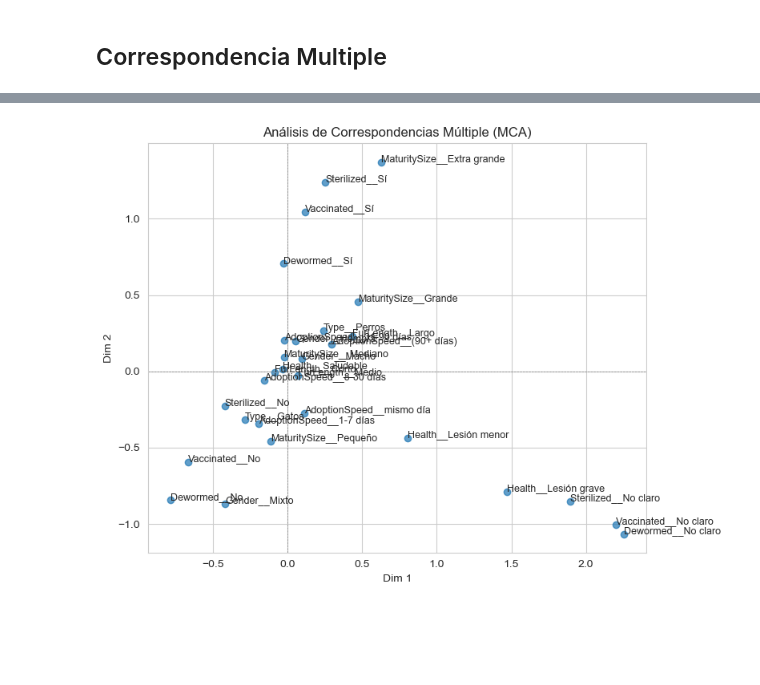
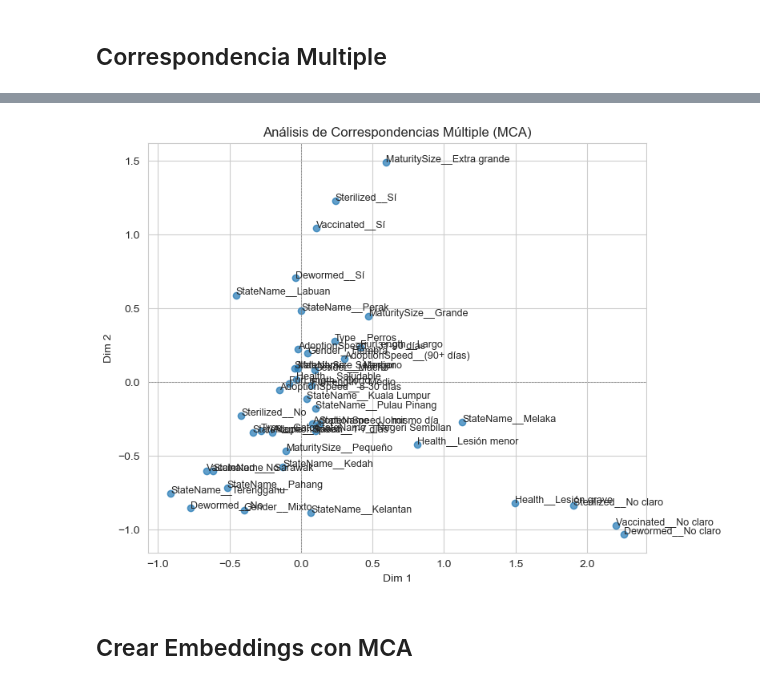
Before and after one commit to ctalamilla/austral-mcd-ldi2, a Jupyter notebook: TP_Grupo7_LDI2.ipynb, the cells around one changed output, grey strips where cells are left out. Cells and saved outputs as stored; diff of their text form; code cells hidden in the pictures; blank space fills up the shorter version.

```diff
--- a/TP_Grupo7_LDI2.ipynb
+++ b/TP_Grupo7_LDI2.ipynb
@@ -756,7 +758,7 @@ import prince
 # Variables categóricas
 cat_cols = [
     'Type', 'Gender', 'MaturitySize', 'FurLength',
-    'Vaccinated', 'Dewormed', 'Sterilized', 'Health',
+    'Vaccinated', 'Dewormed', 'Sterilized', 'Health', 'StateName',
     'AdoptionSpeed'
 ]
 
@@ -769,31 +771,33 @@ for col in df_mca.columns:
 mca = prince.MCA(
     n_components=2,
     n_iter=5,
     copy=True,
     check_input=True,
     engine='sklearn',  # <-- CORREGIDO
     random_state=42
 )
 
 mca = mca.fit(df_mca)
 
 # Coordenadas de las categorías
 coords = mca.column_coordinates(df_mca)
 
 # Visualización
 plt.figure(figsize=(8, 6))
 plt.scatter(coords[0], coords[1], alpha=0.7)
 
 for i, label in enumerate(coords.index):
     plt.text(coords.iloc[i, 0], coords.iloc[i, 1], label, fontsize=9)
 
 plt.title('Análisis de Correspondencias Múltiple (MCA)')
 plt.xlabel('Dim 1')
 plt.ylabel('Dim 2')
 plt.axhline(0, color='gray', linestyle='--', linewidth=0.5)
 plt.axvline(0, color='gray', linestyle='--', linewidth=0.5)
 plt.grid(True)
 plt.tight_layout()
 plt.show()
 # %% [output]
-[figure, old version]
+[figure, new version]
+# %% [markdown]
+## Crear Embeddings con MCA
```
Also changed, not shown: parts of 42 cells of this notebook.
